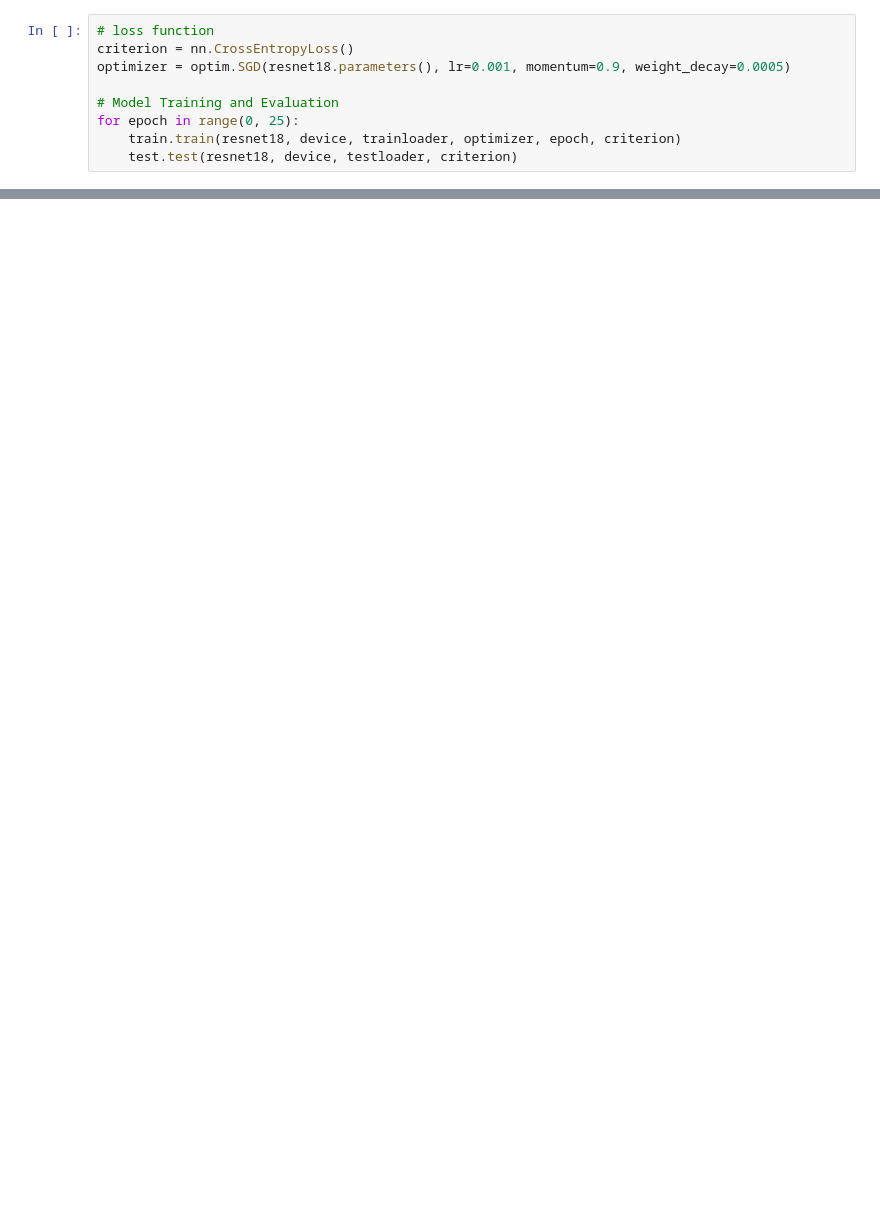
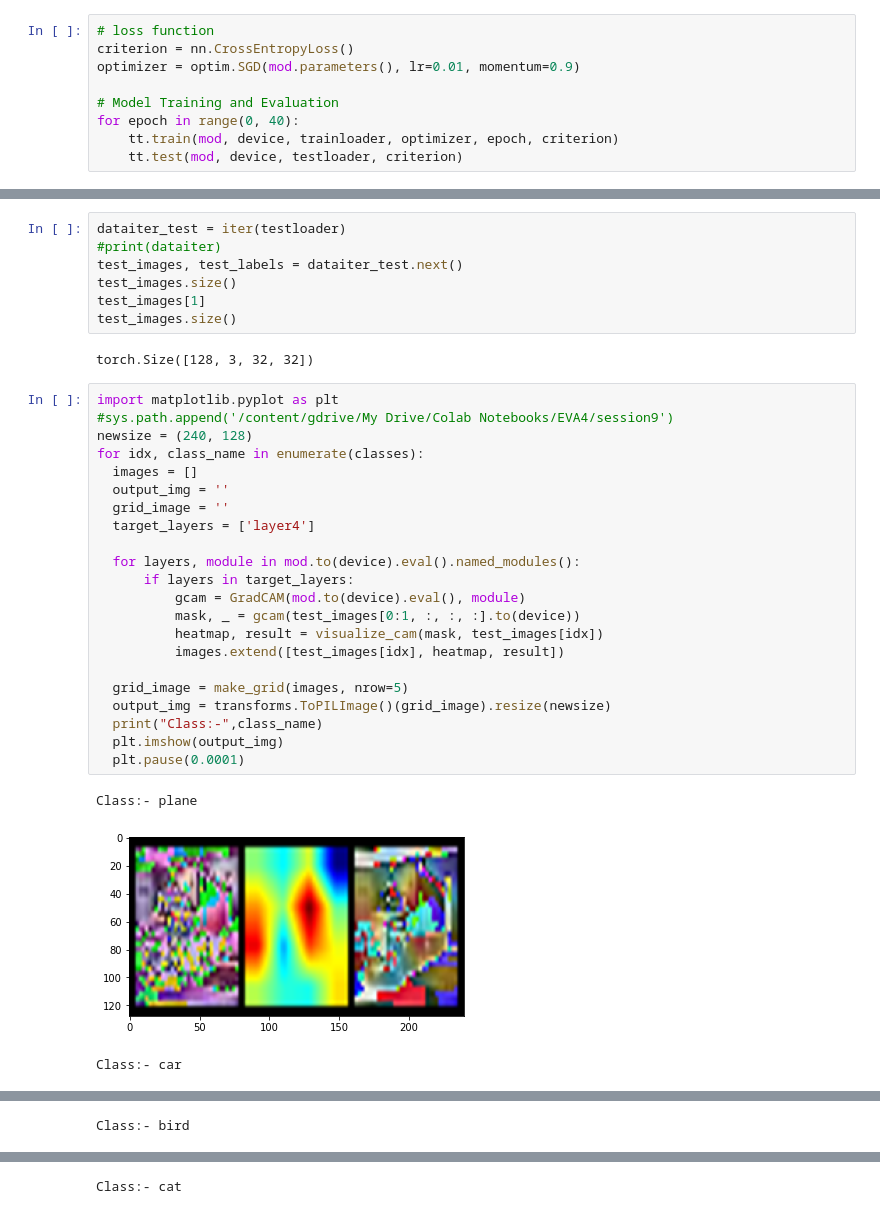
Before and after one commit to amitjaiswal396/EVA4, a Jupyter notebook: S9/main.ipynb, the cells around one changed output, grey strips where cells are left out. Saved outputs shown, nothing was run; the diff lists cells and outputs as text; blank space fills up the shorter version.

```diff
--- a/S9/main.ipynb
+++ b/S9/main.ipynb
@@ -80,10 +181,10 @@ Model training and Evaluation
 # %%
 # loss function
 criterion = nn.CrossEntropyLoss()
-optimizer = optim.SGD(resnet18.parameters(), lr=0.001, momentum=0.9, weight_decay=0.0005)
+optimizer = optim.SGD(mod.parameters(), lr=0.01, momentum=0.9)
 
 # Model Training and Evaluation
-for epoch in range(0, 25):
-    train.train(resnet18, device, trainloader, optimizer, epoch, criterion)
-    test.test(resnet18, device, testloader, criterion)
+for epoch in range(0, 40):
+    tt.train(mod, device, trainloader, optimizer, epoch, criterion)
+    tt.test(mod, device, testloader, criterion)
 # %% [output]
@@ -102,0 +206,35 @@ Test set: Average loss: 0.0048, Accuracy: 7946/10000 (79.5%)
+# %%
+dataiter_test = iter(testloader)
+#print(dataiter)
+test_images, test_labels = dataiter_test.next()
+test_images.size()
+test_images[1]
+test_images.size()
+# %% [output]
+torch.Size([128, 3, 32, 32])
+# %%
+import matplotlib.pyplot as plt
+#sys.path.append('/content/gdrive/My Drive/Colab Notebooks/EVA4/session9')
+newsize = (240, 128)
+for idx, class_name in enumerate(classes):
+  images = []
+  output_img = ''
+  grid_image = ''
+  target_layers = ['layer4']
+
+  for layers, module in mod.to(device).eval().named_modules():
+      if layers in target_layers:
+          gcam = GradCAM(mod.to(device).eval(), module)
+          mask, _ = gcam(test_images[0:1, :, :, :].to(device))
+          heatmap, result = visualize_cam(mask, test_images[idx])
+          images.extend([test_images[idx], heatmap, result])
+
+  grid_image = make_grid(images, nrow=5)
+  output_img = transforms.ToPILImage()(grid_image).resize(newsize)
+  print("Class:-",class_name)
+  plt.imshow(output_img)
+  plt.pause(0.0001)
+# %% [output]
+Class:- plane
+[figure, added]
+Class:- car
@@ -102,0 +242 @@ Test set: Average loss: 0.0048, Accuracy: 7946/10000 (79.5%)
+Class:- bird
@@ -102,0 +244 @@ Test set: Average loss: 0.0048, Accuracy: 7946/10000 (79.5%)
+Class:- cat
```
Also changed, not shown: parts of 21 cells of this notebook, 9 other files.
